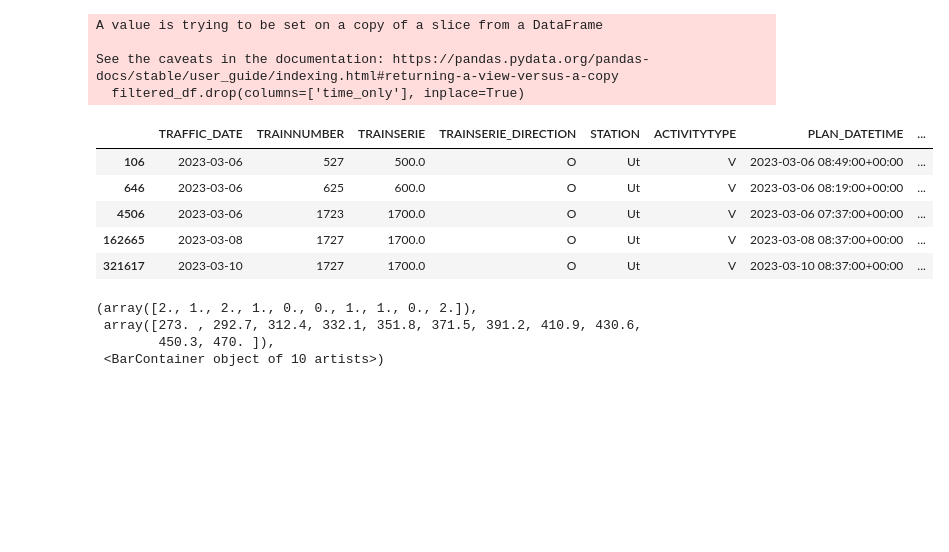
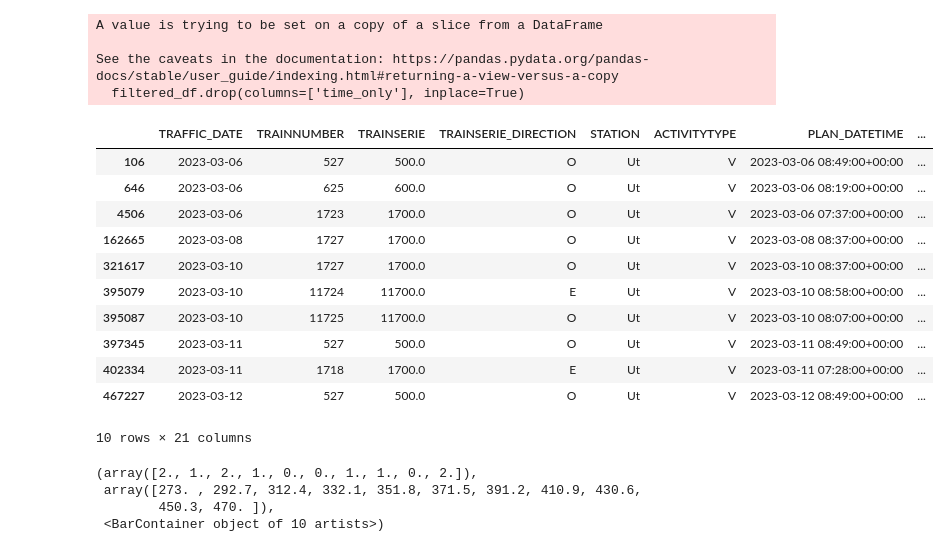
Before and after one commit to timrentenaar/NS_TURNOVER_TIMES, a Jupyter notebook: notebooks/Tim_Test.ipynb, the cells around one changed output. Drawn from its saved outputs; the diff is of its cells as text; code cells hidden in the pictures; blank space fills up the shorter version.

Commit message:
updated Tim_Test notebook with filter function

```diff
--- a/notebooks/Tim_Test.ipynb
+++ b/notebooks/Tim_Test.ipynb
@@ -66,3 +66,5 @@ turnover_df
 | 531729 | 2023-03-12 | 704686 | 700000.0 | E | Zl | V | 2023-03-12 23:37:00+00:00 | ... |
 | 531733 | 2023-03-12 | 712690 | 710000.0 | E | Almo | V | 2023-03-12 02:03:00+00:00 | ... |
 18637 rows × 19 columns
+# %%
+turnover_df = prep.calc_needed_turnover(turnover_df)
@@ -106,25 +124,17 @@ Text(0, 0.5, 'Realized Turnover Time')
 def turnover_situation(df, station, time, time_window, rolling_stock, num_carriages, driver_change):
 
     # Convert 'time' string to a time object
-    target_time = pd.to_datetime(time, format='%H:%M:%S').time()
+    target_time = pd.to_datetime(time, format='%H:%M:%S')
+    min_time = (target_time - pd.Timedelta(hours = 0, minutes=time_window)).time()
+    max_time = (target_time + pd.Timedelta(hours = 0, minutes=time_window)).time()
 
     # Extract only the time part from PLAN_DATETIME
     df['time_only'] = df['PLAN_DATETIME'].dt.time
 
-    # Create a function to check if the time is within the time window
-    def within_time_window(row_time):
-        # Convert times to timedelta since midnight for comparison
-        row_time_td = pd.Timedelta(hours=row_time.hour, minutes=row_time.minute, seconds=row_time.second)
-        target_time_td = pd.Timedelta(hours=target_time.hour, minutes=target_time.minute, seconds=target_time.second)
-        # Calculate the difference in minutes
-        time_diff = abs((row_time_td - target_time_td).total_seconds() / 60)
-        return time_diff <= time_window
-
-    # Apply the time window filter
-    df = df[df['time_only'].apply(within_time_window)]
-
     # Apply other filters
     filtered_df = df[
+        (df['time_only'] > min_time) &
+        (df['time_only'] < max_time) &
         (df['STATION'] == station) &
         (df['ROLLINGSTOCK_TYPE'] == rolling_stock) &
         (df['NUMBER_CARRIAGES'] == num_carriages) &
@@ -143,14 +153,20 @@ A value is trying to be set on a copy of a slice from a DataFrame
 See the caveats in the documentation: https://pandas.pydata.org/pandas-docs/stable/user_guide/indexing.html#returning-a-view-versus-a-copy
   filtered_df.drop(columns=['time_only'], inplace=True)
 # %%
-result_df.head()
+result_df
 # %% [output]
 |  | TRAFFIC_DATE | TRAINNUMBER | TRAINSERIE | TRAINSERIE_DIRECTION | STATION | ACTIVITYTYPE | PLAN_DATETIME | ... |
 | 106 | 2023-03-06 | 527 | 500.0 | O | Ut | V | 2023-03-06 08:49:00+00:00 | ... |
 | 646 | 2023-03-06 | 625 | 600.0 | O | Ut | V | 2023-03-06 08:19:00+00:00 | ... |
 | 4506 | 2023-03-06 | 1723 | 1700.0 | O | Ut | V | 2023-03-06 07:37:00+00:00 | ... |
 | 162665 | 2023-03-08 | 1727 | 1700.0 | O | Ut | V | 2023-03-08 08:37:00+00:00 | ... |
 | 321617 | 2023-03-10 | 1727 | 1700.0 | O | Ut | V | 2023-03-10 08:37:00+00:00 | ... |
+| 395079 | 2023-03-10 | 11724 | 11700.0 | E | Ut | V | 2023-03-10 08:58:00+00:00 | ... |
+| 395087 | 2023-03-10 | 11725 | 11700.0 | O | Ut | V | 2023-03-10 08:07:00+00:00 | ... |
+| 397345 | 2023-03-11 | 527 | 500.0 | O | Ut | V | 2023-03-11 08:49:00+00:00 | ... |
+| 402334 | 2023-03-11 | 1718 | 1700.0 | E | Ut | V | 2023-03-11 07:28:00+00:00 | ... |
+| 467227 | 2023-03-12 | 527 | 500.0 | O | Ut | V | 2023-03-12 08:49:00+00:00 | ... |
+10 rows × 21 columns
 # %%
 plt.hist(result_df.REALIZED_TURNOVER_TIME)
 # %% [output]
```
Also changed, not shown: parts of 3 cells of this notebook.
